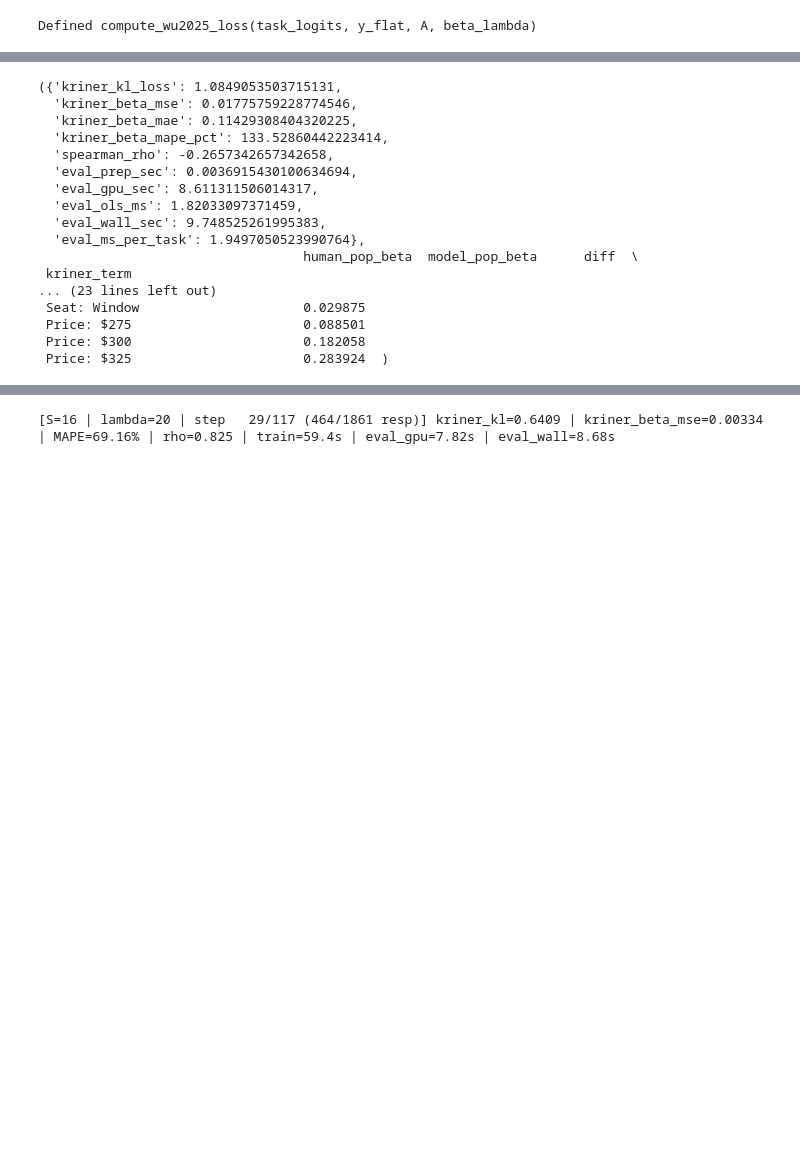
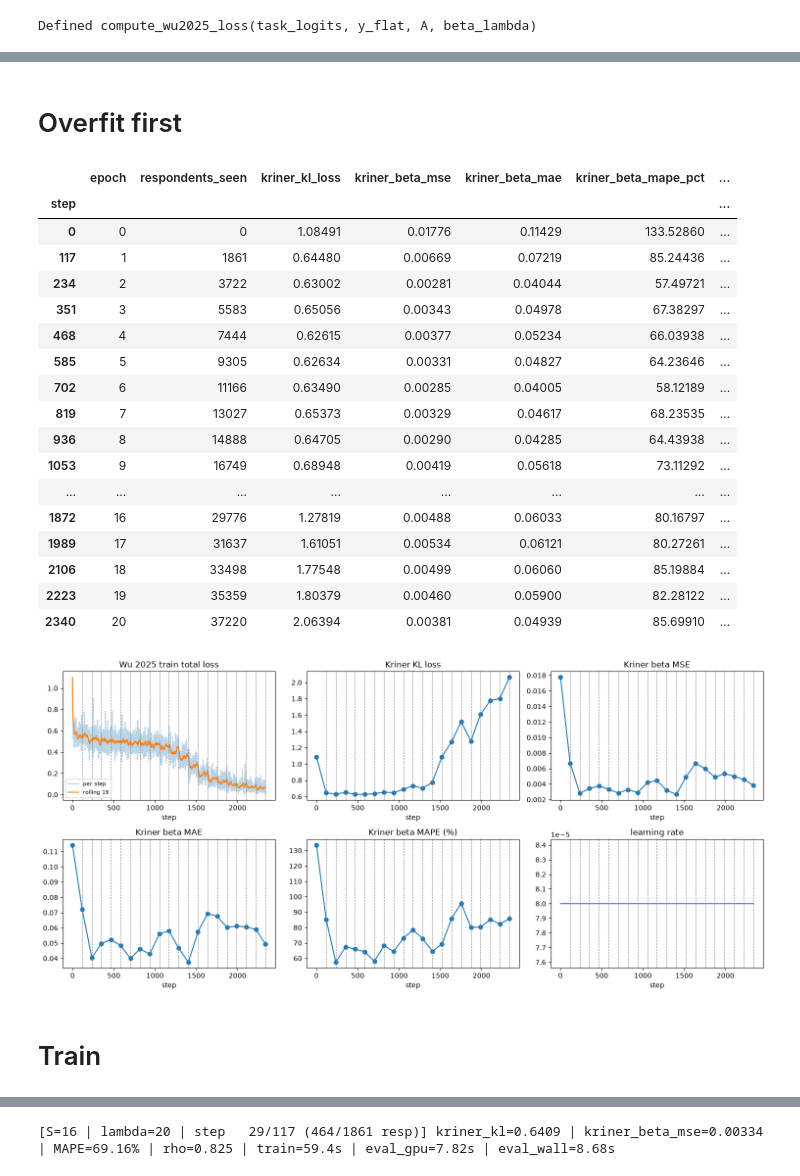
Before and after one commit to davoodwadi/decision-models-finetuning, a Jupyter notebook: code/train-notebooks/beta-training/train-beta-v4-more-epochs-800m.ipynb, the cells around one changed output, grey strips where cells are left out. Drawn from its saved outputs; the diff is of its cells as text; code cells hidden in the pictures; blank space fills up the shorter version.

```diff
--- a/code/train-notebooks/beta-training/train-beta-v4-more-epochs-800m.ipynb
+++ b/code/train-notebooks/beta-training/train-beta-v4-more-epochs-800m.ipynb
@@ -866,5 +1206,49 @@ Defined scale_lr_for_sample_size(sample_size) and run_wu2025_epoch(sample_size,
+# %% [markdown]
+# Overfit first
+# %%
+# Overfit check: many passes over all Wu 2025 respondents with pure KL/CE, constant LR, and no weight decay
+OVERFIT_SAMPLE_SIZE = 16
+OVERFIT_NUM_EPOCHS = 20
+OVERFIT_LR = scale_lr_for_sample_size(OVERFIT_SAMPLE_SIZE)
+OVERFIT_EVAL_EVERY = math.ceil(len(wu2025_respondent_items) / OVERFIT_SAMPLE_SIZE)  # one Kriner eval per epoch
+OVERFIT_MICRO_CHUNK = 4                       # respondents per forward/backward chunk (sets peak VRAM)
+OVERFIT_GRADIENT_CHECKPOINTING = False
+
+overfit_run = run_wu2025_epoch(
+    sample_size=OVERFIT_SAMPLE_SIZE,
+    beta_lambda=0.0,
+    lr=OVERFIT_LR,
+    num_epochs=OVERFIT_NUM_EPOCHS,
+    eval_every=OVERFIT_EVAL_EVERY,
+    lr_schedule="constant",
+    weight_decay=0.0,
+    micro_chunk=OVERFIT_MICRO_CHUNK,
+    gradient_checkpointing=OVERFIT_GRADIENT_CHECKPOINTING,
+)
+# %% [output]
+|  | epoch | respondents_seen | kriner_kl_loss | kriner_beta_mse | kriner_beta_mae | kriner_beta_mape_pct | ... |
+| step |  |  |  |  |  |  | ... |
+| 0 | 0 | 0 | 1.08491 | 0.01776 | 0.11429 | 133.52860 | ... |
+| 117 | 1 | 1861 | 0.64480 | 0.00669 | 0.07219 | 85.24436 | ... |
+| 234 | 2 | 3722 | 0.63002 | 0.00281 | 0.04044 | 57.49721 | ... |
+| 351 | 3 | 5583 | 0.65056 | 0.00343 | 0.04978 | 67.38297 | ... |
+| 468 | 4 | 7444 | 0.62615 | 0.00377 | 0.05234 | 66.03938 | ... |
+| 585 | 5 | 9305 | 0.62634 | 0.00331 | 0.04827 | 64.23646 | ... |
+| 702 | 6 | 11166 | 0.63490 | 0.00285 | 0.04005 | 58.12189 | ... |
+| 819 | 7 | 13027 | 0.65373 | 0.00329 | 0.04617 | 68.23535 | ... |
+| 936 | 8 | 14888 | 0.64705 | 0.00290 | 0.04285 | 64.43938 | ... |
+| 1053 | 9 | 16749 | 0.68948 | 0.00419 | 0.05618 | 73.11292 | ... |
+| ... | ... | ... | ... | ... | ... | ... | ... |
+| 1872 | 16 | 29776 | 1.27819 | 0.00488 | 0.06033 | 80.16797 | ... |
+| 1989 | 17 | 31637 | 1.61051 | 0.00534 | 0.06121 | 80.27261 | ... |
+| 2106 | 18 | 33498 | 1.77548 | 0.00499 | 0.06060 | 85.19884 | ... |
+| 2223 | 19 | 35359 | 1.80379 | 0.00460 | 0.05900 | 82.28122 | ... |
+| 2340 | 20 | 37220 | 2.06394 | 0.00381 | 0.04939 | 85.69910 | ... |
+[figure, added]
+# %% [markdown]
+# Train
 # %%
-validate_kriner2026_population_ols(
+_ = validate_kriner2026_population_ols(
                 kev_model,
                 kriner2026_eval_bundle,
                 A_kriner_pop,
@@ -872,24 +1256,6 @@ validate_kriner2026_population_ols(
                 kriner_human_betas,
                 KRINER_BETA_NAMES,
             )
-# %% [output]
-({'kriner_kl_loss': 1.0849053503715131,
-  'kriner_beta_mse': 0.01775759228774546,
-  'kriner_beta_mae': 0.11429308404320225,
-  'kriner_beta_mape_pct': 133.52860442223414,
-  'spearman_rho': -0.2657342657342658,
-  'eval_prep_sec': 0.0036915430100634694,
-  'eval_gpu_sec': 8.611311506014317,
-  'eval_ols_ms': 1.82033097371459,
-  'eval_wall_sec': 9.748525261995383,
-  'eval_ms_per_task': 1.9497050523990764},
-                                  human_pop_beta  model_pop_beta      diff  \
- kriner_term
-... (23 lines left out)
- Seat: Window                     0.029875
- Price: $275                      0.088501
- Price: $300                      0.182058
- Price: $325                      0.283924  )
 # %%
 # Number of human respondents sampled per optimization step (edit `SAMPLE_SIZE` here to run 8, 16, 32, etc.)
 SAMPLE_SIZE = 16
```
Also changed, not shown: parts of 21 cells of this notebook, 4 other files.
